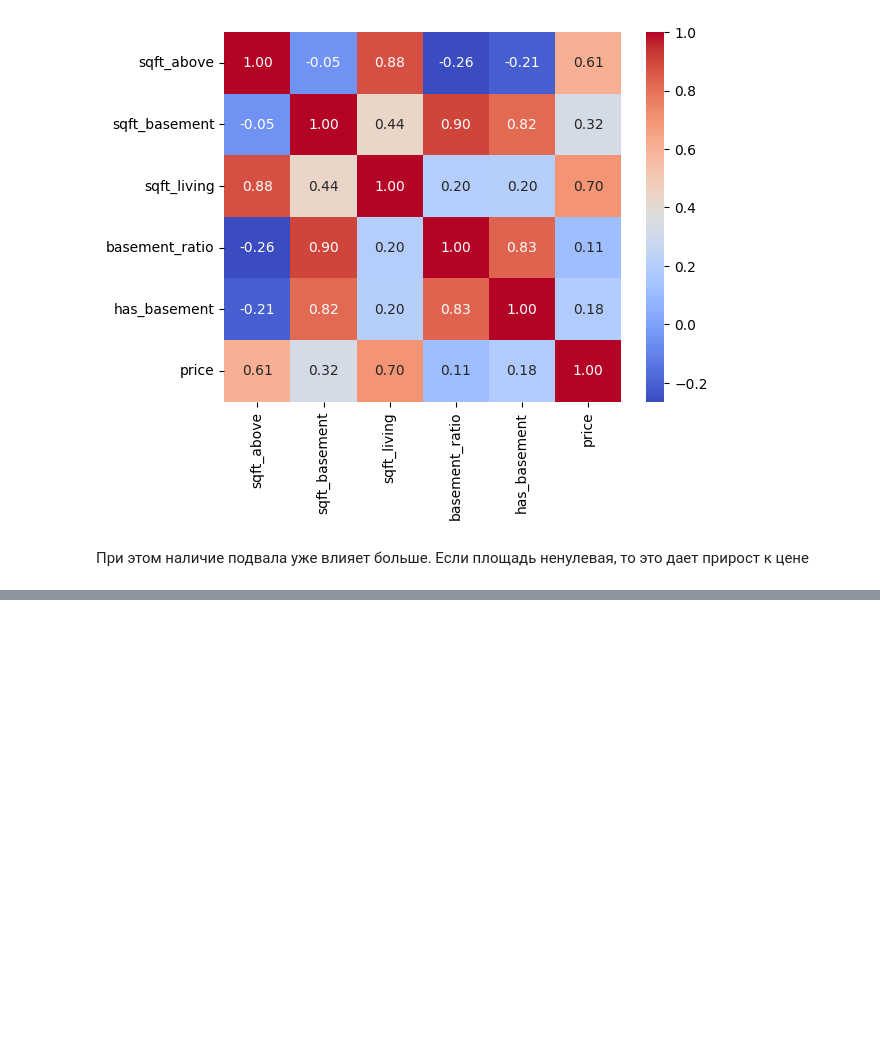
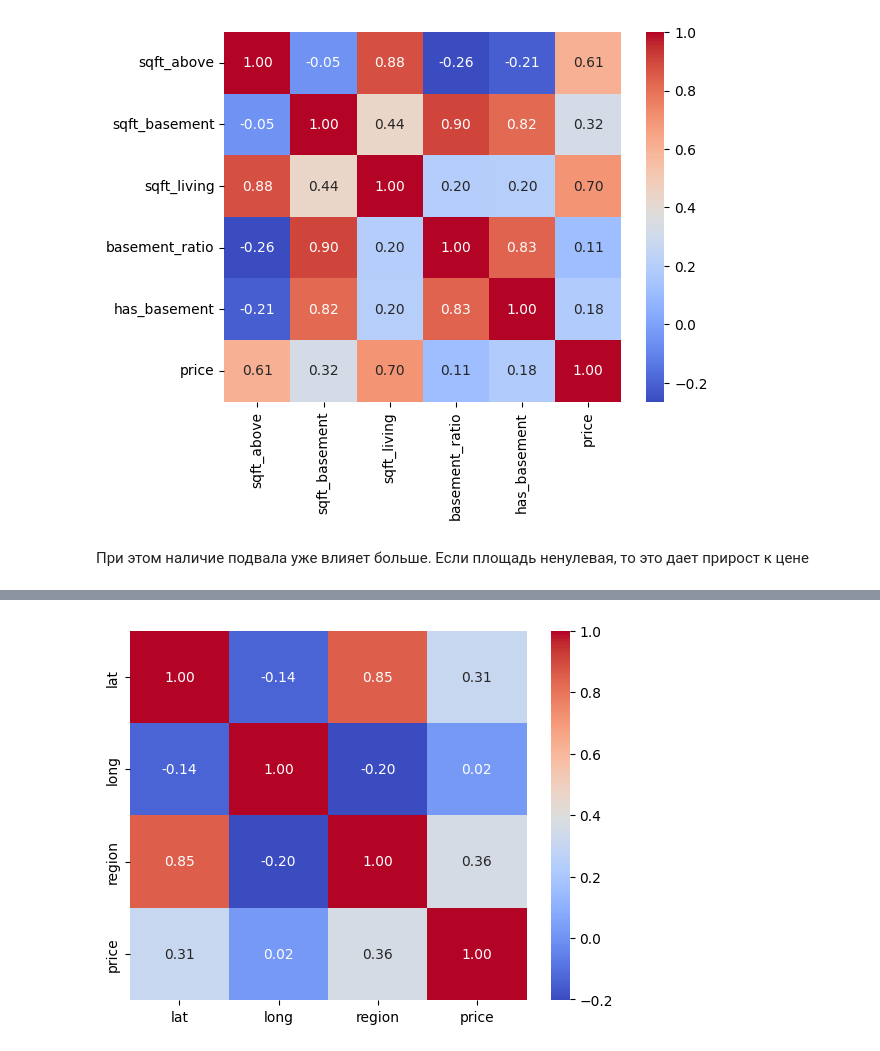
Before and after one commit to Daniil-Leshchev/house-sales-ml, a Jupyter notebook: house-sales.ipynb, the cells around one changed output, grey strips where cells are left out. Cells and saved outputs as stored; diff of their text form; code cells hidden in the pictures; blank space fills up the shorter version.

```diff
--- a/house-sales.ipynb
+++ b/house-sales.ipynb
@@ -542,0 +569,4 @@ make_heatmap(data[['sqft_above', 'sqft_basement', 'sqft_living', 'basement_ratio
+# %%
+make_heatmap(data[['lat', 'long', 'region', 'price']])
+# %% [output]
+[figure, added]
```
Also changed, not shown: parts of 9 cells of this notebook.
